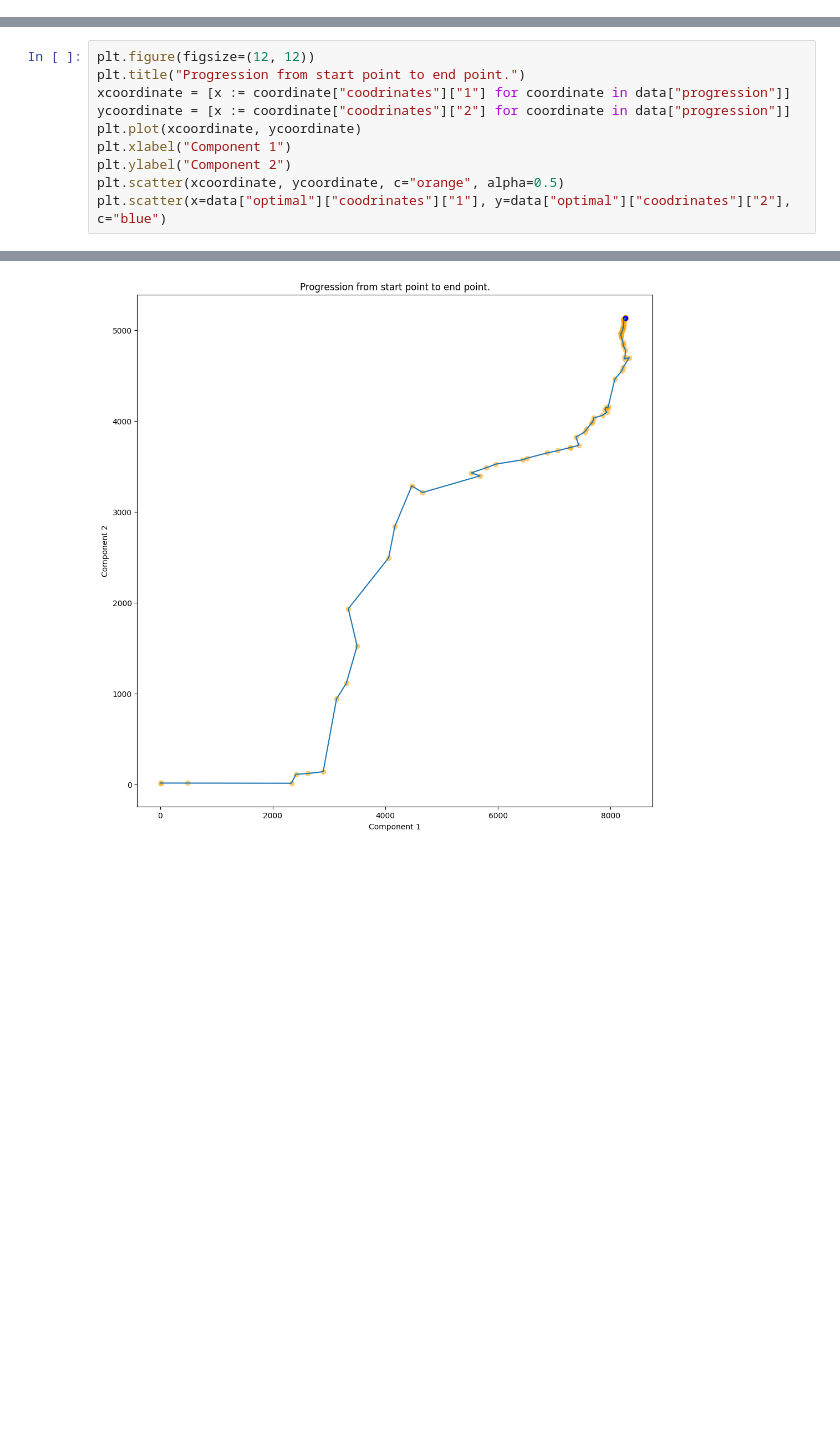
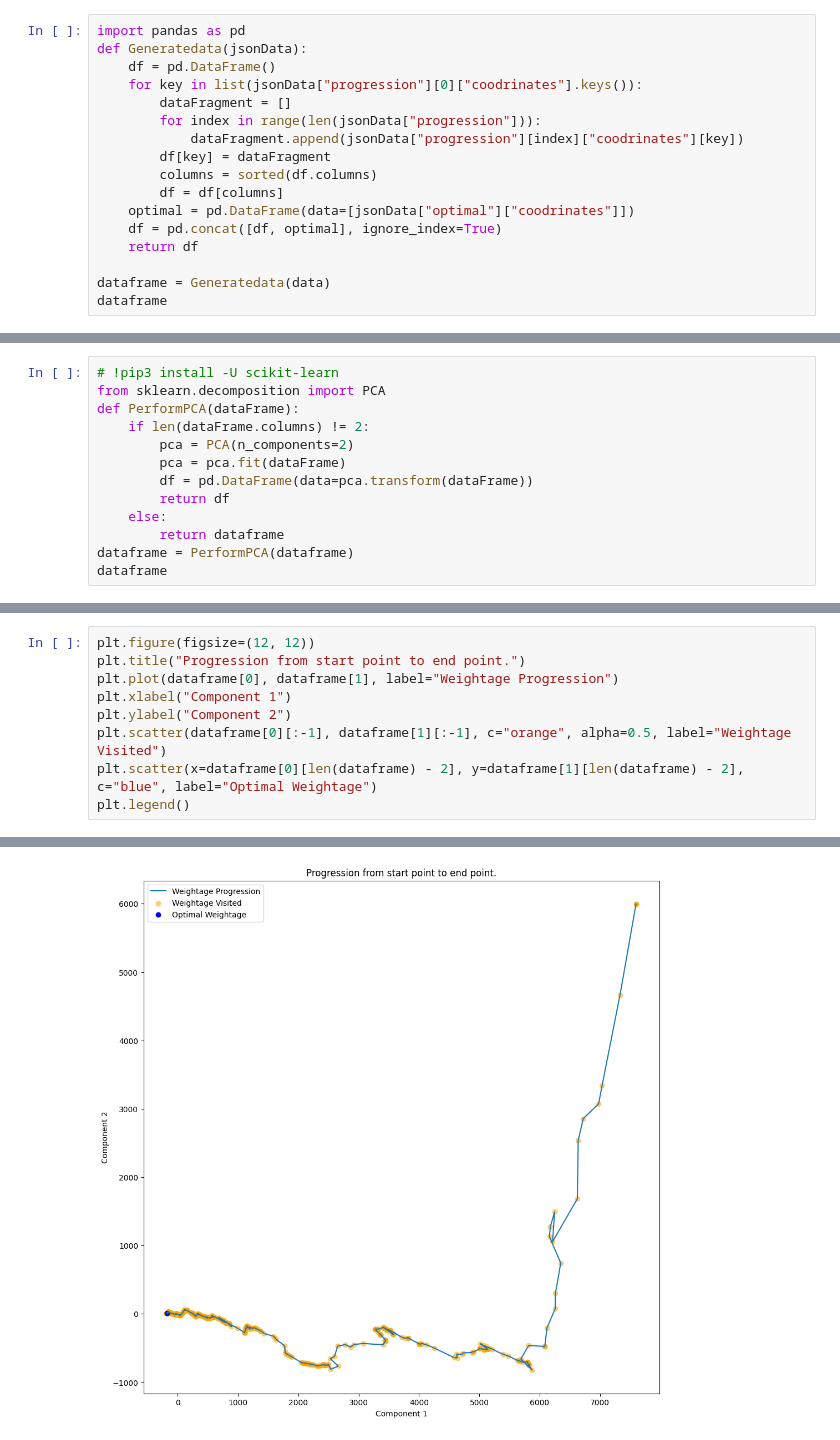
Before and after one commit to anantashahane/TimeSeriesDecrypter, a Jupyter notebook: Grapher.ipynb, the cells around one changed output, grey strips where cells are left out. Cells and saved outputs as stored; diff of their text form; blank space fills up the shorter version.

```diff
--- a/Grapher.ipynb
+++ b/Grapher.ipynb
@@ -13,0 +20,17 @@ with open("data.json") as f:
+# %%
+import pandas as pd
+def Generatedata(jsonData):
+    df = pd.DataFrame()
+    for key in list(jsonData["progression"][0]["coodrinates"].keys()):
+        dataFragment = []
+        for index in range(len(jsonData["progression"])):
+            dataFragment.append(jsonData["progression"][index]["coodrinates"][key])
+        df[key] = dataFragment
+        columns = sorted(df.columns)
+        df = df[columns]
+    optimal = pd.DataFrame(data=[jsonData["optimal"]["coodrinates"]])
+    df = pd.concat([df, optimal], ignore_index=True)
+    return df
+
+dataframe = Generatedata(data)
+dataframe
@@ -13,0 +51,13 @@ with open("data.json") as f:
+# %%
+# !pip3 install -U scikit-learn
+from sklearn.decomposition import PCA
+def PerformPCA(dataFrame):
+    if len(dataFrame.columns) != 2:
+        pca = PCA(n_components=2)
+        pca = pca.fit(dataFrame)
+        df = pd.DataFrame(data=pca.transform(dataFrame))
+        return df
+    else:
+        return dataframe
+dataframe = PerformPCA(dataframe)
+dataframe
@@ -14,11 +81,10 @@ with open("data.json") as f:
 # %%
 plt.figure(figsize=(12, 12))
 plt.title("Progression from start point to end point.")
-xcoordinate = [x := coordinate["coodrinates"]["1"] for coordinate in data["progression"]]
-ycoordinate = [x := coordinate["coodrinates"]["2"] for coordinate in data["progression"]]
-plt.plot(xcoordinate, ycoordinate)
+plt.plot(dataframe[0], dataframe[1], label="Weightage Progression")
 plt.xlabel("Component 1")
 plt.ylabel("Component 2")
-plt.scatter(xcoordinate, ycoordinate, c="orange", alpha=0.5)
-plt.scatter(x=data["optimal"]["coodrinates"]["1"], y=data["optimal"]["coodrinates"]["2"], c="blue")
+plt.scatter(dataframe[0][:-1], dataframe[1][:-1], c="orange", alpha=0.5, label="Weightage Visited")
+plt.scatter(x=dataframe[0][len(dataframe) - 2], y=dataframe[1][len(dataframe) - 2], c="blue", label="Optimal Weightage")
+plt.legend()
 # %% [output]
@@ -26 +92 @@ plt.scatter(x=data["optimal"]["coodrinates"]["1"], y=data["optimal"]["coodrinate
-[figure, old version]
+[figure, new version]
```
Also changed, not shown: parts of 9 cells of this notebook, 3 other files.
